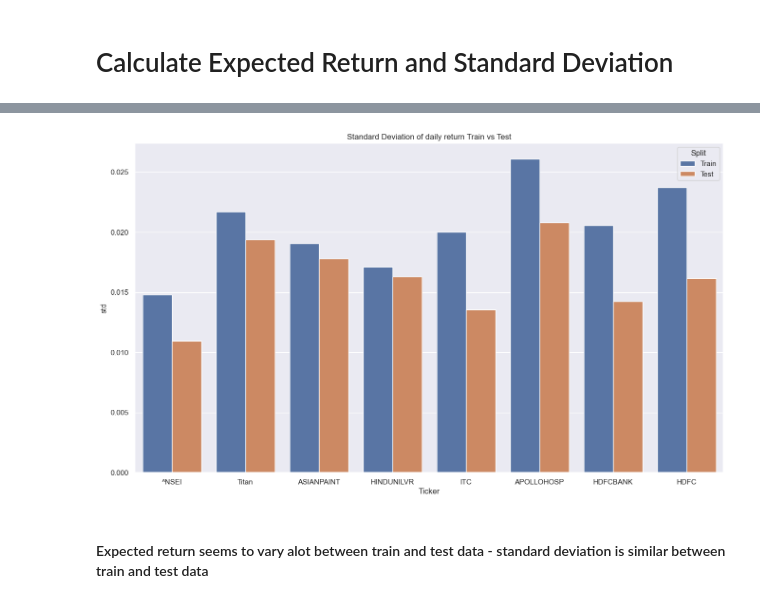
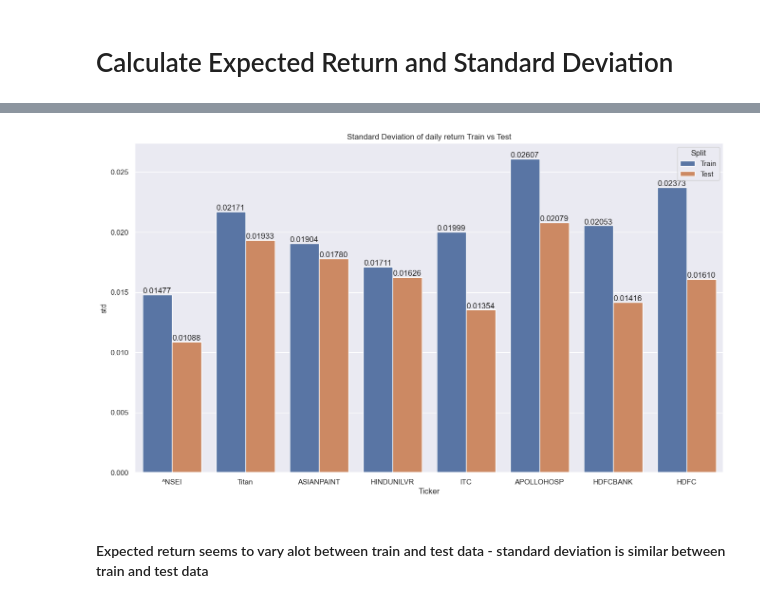
Before and after one commit to yotitan/DA226O-Project1, a Jupyter notebook: 2 - Calculations.ipynb, the cells around one changed output, grey strips where cells are left out. Drawn from its saved outputs; the diff is of its cells as text; code cells hidden in the pictures.

Commit message:
Added bar labels

```diff
--- a/2 - Calculations.ipynb
+++ b/2 - Calculations.ipynb
@@ -123,15 +123,17 @@ plt.show( )
 # %%
 std_return_graph = pd.concat( [
 pd.DataFrame( list( zip( ['Train'] * len( train_std_return.keys( ) ), train_std_return.keys( ), train_std_return.values( ) ) ), columns=['Split', 'Ticker', 'std'] ),
 pd.DataFrame( list( zip( ['Test'] * len( test_std_return.keys( ) ), test_std_return.keys( ), test_std_return.values( ) ) ), columns=['Split', 'Ticker', 'std'] )
 ] )
 
-# fig = sns.pointplot( data=std_return_graph, x='Ticker', y='std', hue='Split' )
-sns.barplot( data=std_return_graph, x='Ticker', y='std', hue='Split' )
+ax = sns.barplot( data=std_return_graph, x='Ticker', y='std', hue='Split' )
+ax.bar_label( ax.containers[0], fmt='%0.5f' )
+ax.bar_label( ax.containers[1], fmt='%0.5f' )
+
 plt.title( 'Standard Deviation of daily return Train vs Test' )
 plt.show( )
 # %% [output]
-[figure, old version]
+[figure, new version]
 # %% [markdown]
 #### Expected return seems to vary alot between train and test data - standard deviation is similar between train and test data
 # %% [markdown]
```
Also changed, not shown: parts of 19 cells of this notebook.
